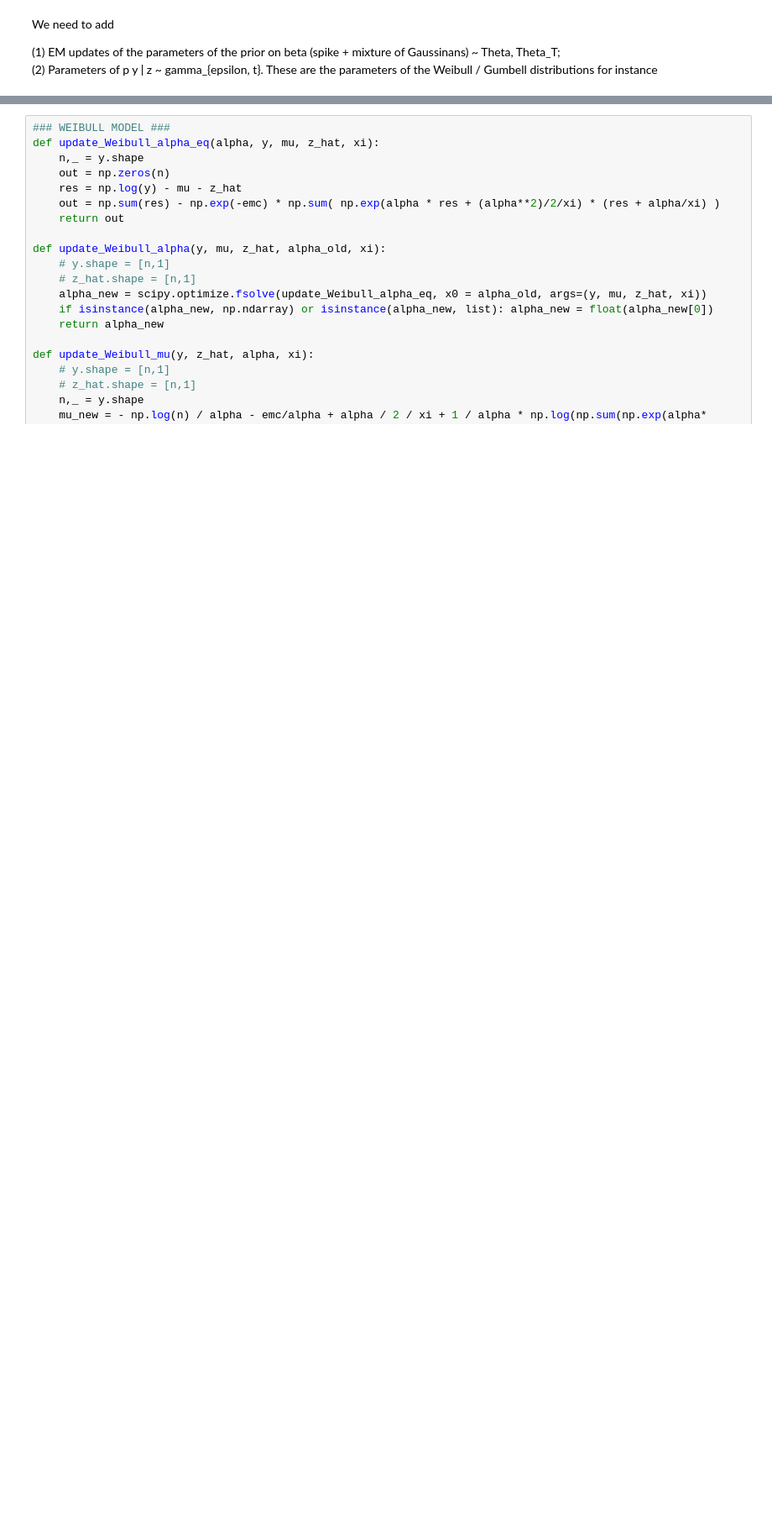
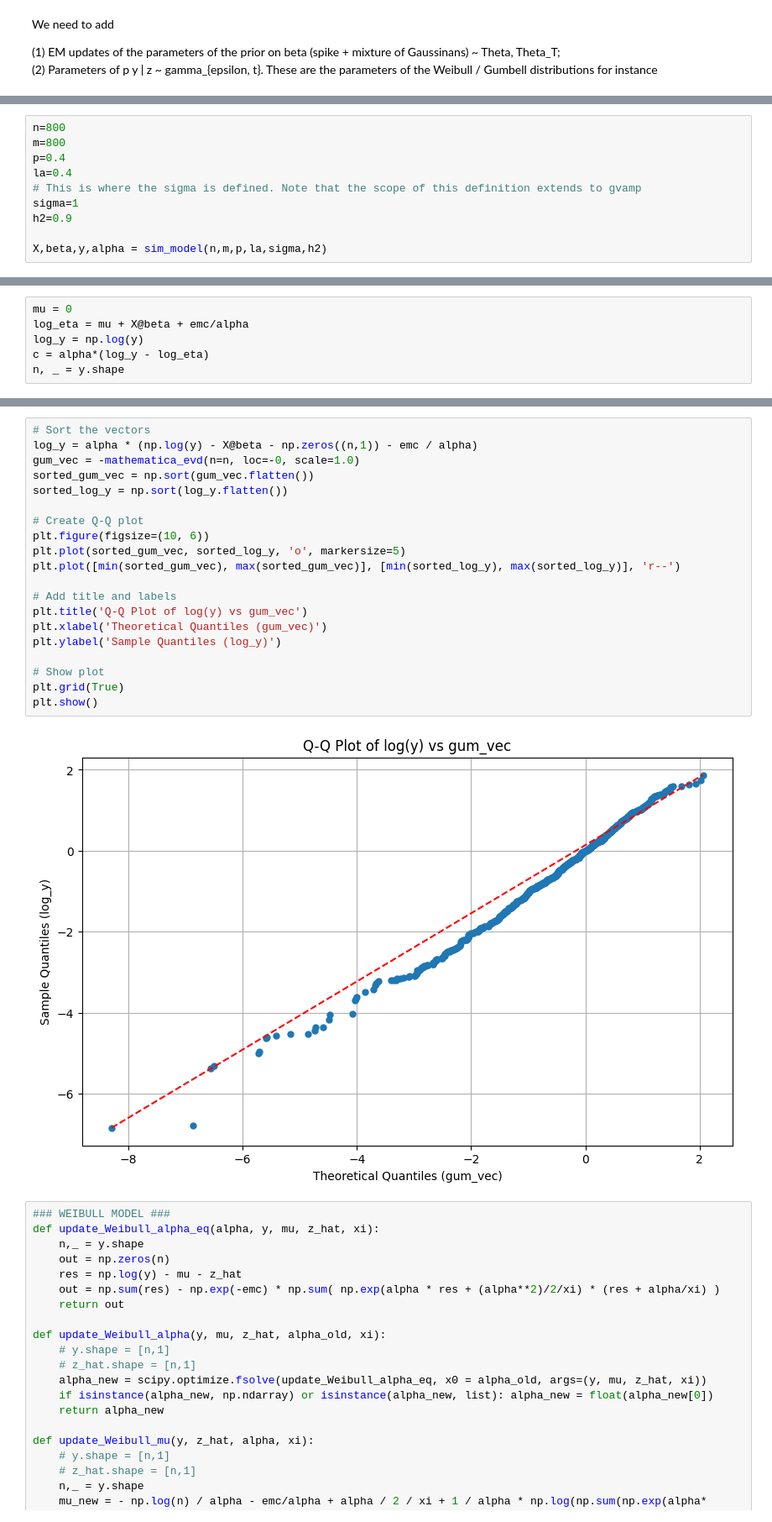
Before and after one commit to ADepope/vampW, a Jupyter notebook: vampW_EM.ipynb, the cells around one changed output, grey strips where cells are left out. Shown at 84% size. Saved outputs shown, nothing was run; the diff lists cells and outputs as text; blank space fills up the shorter version.

```diff
--- a/vampW_EM.ipynb
+++ b/vampW_EM.ipynb
@@ -130,0 +128,10 @@ def sim_model(n,m,p,la,sigma,h2):
+# %%
+n=800
+m=800
+p=0.4
+la=0.4
+# This is where the sigma is defined. Note that the scope of this definition extends to gvamp
+sigma=1
+h2=0.9
+
+X,beta,y,alpha = sim_model(n,m,p,la,sigma,h2)
@@ -130,0 +208,6 @@ def sim_model(n,m,p,la,sigma,h2):
+# %%
+mu = 0
+log_eta = mu + X@beta + emc/alpha
+log_y = np.log(y)
+c = alpha*(log_y - log_eta)
+n, _ = y.shape
@@ -131,3 +224,25 @@ def sim_model(n,m,p,la,sigma,h2):
+# %%
+# Sort the vectors
+log_y = alpha * (np.log(y) - X@beta - np.zeros((n,1)) - emc / alpha)
+gum_vec = -mathematica_evd(n=n, loc=-0, scale=1.0)
+sorted_gum_vec = np.sort(gum_vec.flatten())
+sorted_log_y = np.sort(log_y.flatten())
+
+# Create Q-Q plot
+plt.figure(figsize=(10, 6))
+plt.plot(sorted_gum_vec, sorted_log_y, 'o', markersize=5)
+plt.plot([min(sorted_gum_vec), max(sorted_gum_vec)], [min(sorted_log_y), max(sorted_log_y)], 'r--')
+
+# Add title and labels
+plt.title('Q-Q Plot of log(y) vs gum_vec')
+plt.xlabel('Theoretical Quantiles (gum_vec)')
+plt.ylabel('Sample Quantiles (log_y)')
+
+# Show plot
+plt.grid(True)
+plt.show()
+# %% [output]
+[figure, added]
 # %%
 ### WEIBULL MODEL ###
 def update_Weibull_alpha_eq(alpha, y, mu, z_hat, xi):
```
Also changed, not shown: parts of 53 cells of this notebook, 1 other file.
